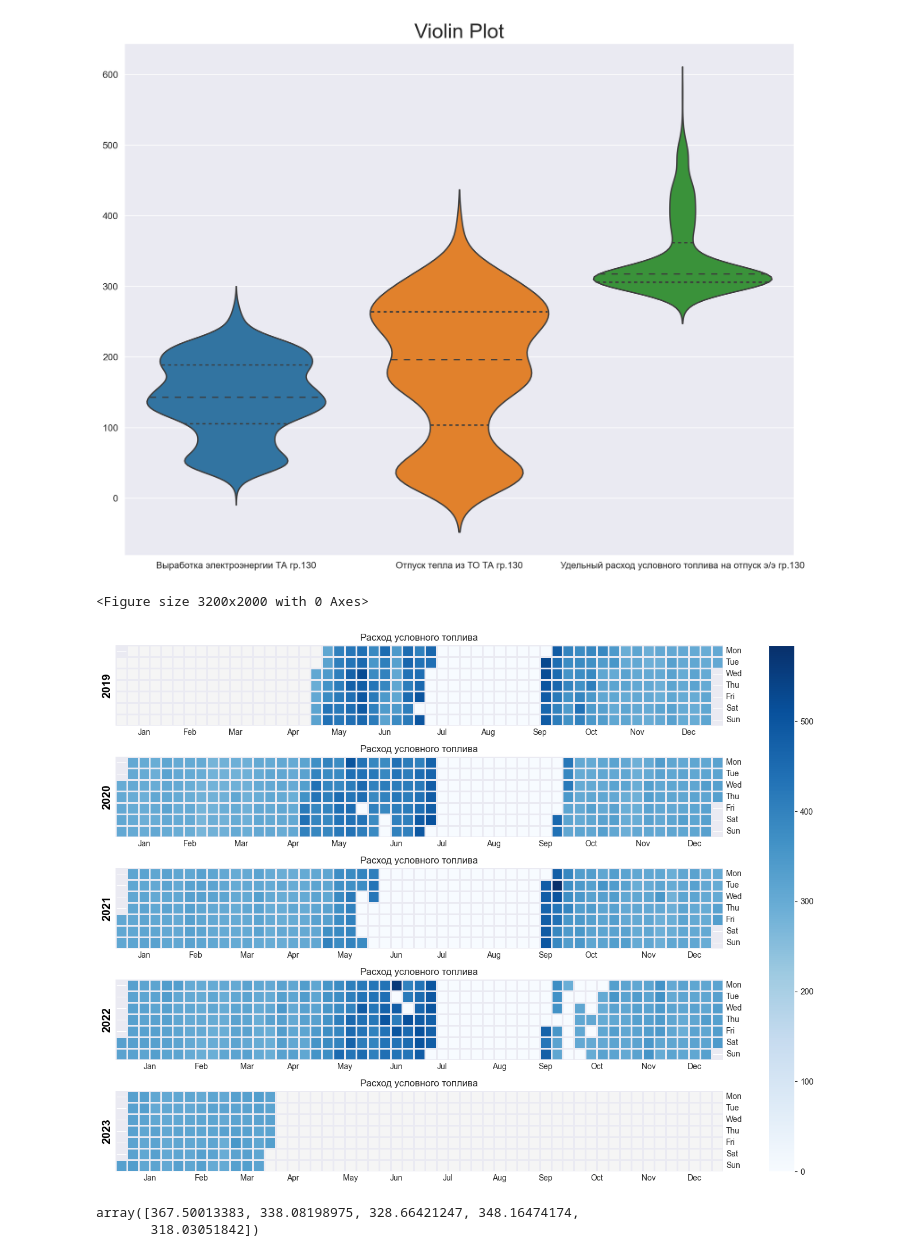
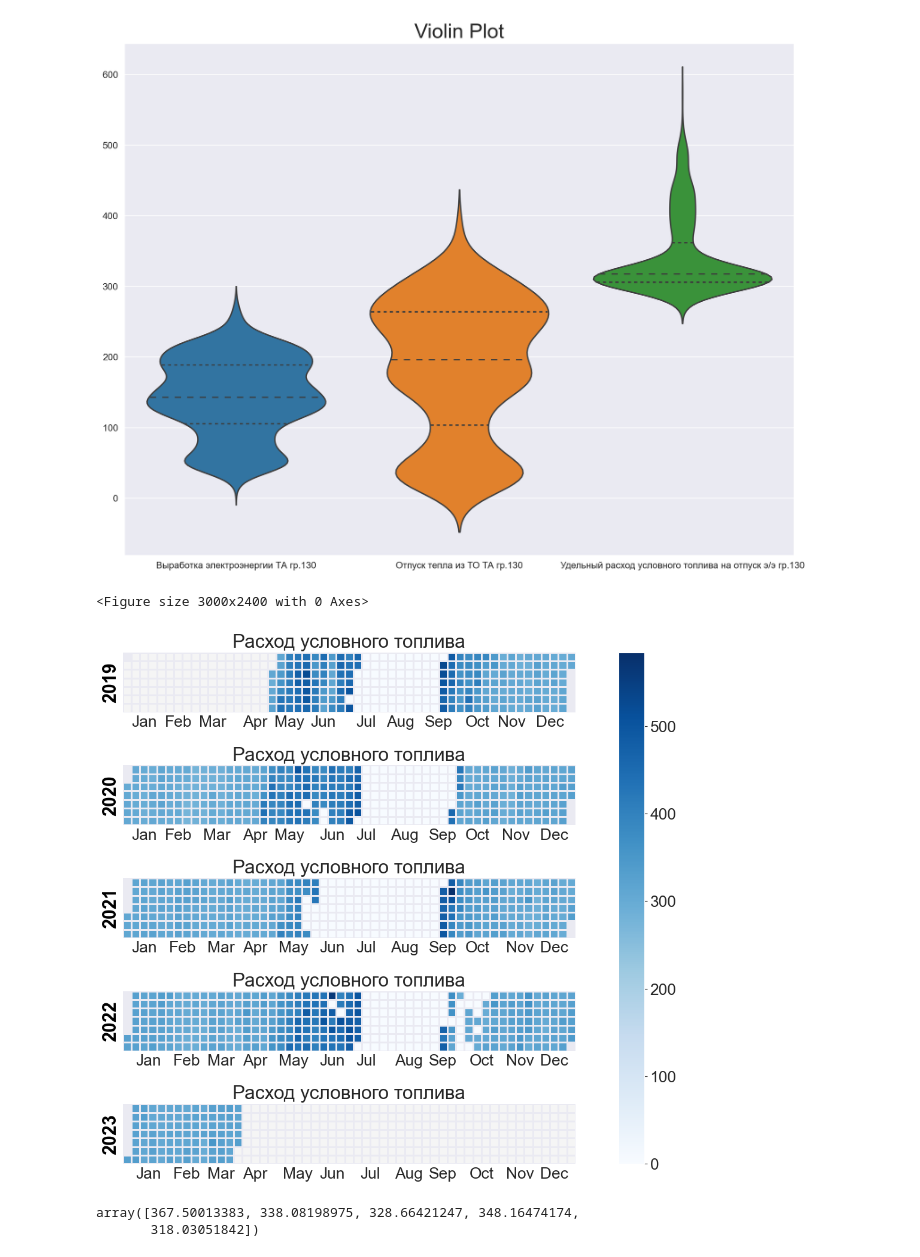
Before and after one commit to llitone/fuel-consumption-prediction, a Jupyter notebook: predictions/graphs.ipynb, the cells around one changed output. Saved outputs shown, nothing was run; the diff lists cells and outputs as text; code cells hidden in the pictures.

Commit message:
graphs font size fix

```diff
--- a/predictions/graphs.ipynb
+++ b/predictions/graphs.ipynb
@@ -69,21 +69,25 @@ plt.show()
 data = data.rename(columns={"Дата": "date"})
 # %%
 data = data.set_index("date")
+# %%
+plt.rcParams.update({'font.size': 19})
 # %%
-plt.figure(figsize=(16,10), dpi=200)
+
+plt.figure(figsize=(15,12), dpi=200)
 fig, ax = calmap.calendarplot(
     data[target],
-    fig_kws={'figsize': (16,10)},
-    yearlabel_kws={'color':'black', 'fontsize':14},
-    cmap="Blues", subplot_kws={'title':'Расход условного топлива'}
+    fig_kws={'figsize': (15, 10)},
+    yearlabel_kws={'color':'black', 'fontsize':22},
+    cmap="Blues", subplot_kws={'title':'Расход условного топлива'},
+    daylabels=''
 )
 fig.colorbar(ax[0].get_children()[1], ax=ax.ravel().tolist())
 plt.savefig("predictions/graphs/calendarplot.png")
 plt.savefig("predictions/graphs/calendarplot.svg")
 plt.show()
 # %% [output]
-<Figure size 3200x2000 with 0 Axes>
+<Figure size 3000x2400 with 0 Axes>
-[figure, old version]
+[figure, new version]
 # %%
 data.reset_index(inplace=True)
 # %%
```
Also changed, not shown: parts of 5 cells of this notebook, 21 other files.
